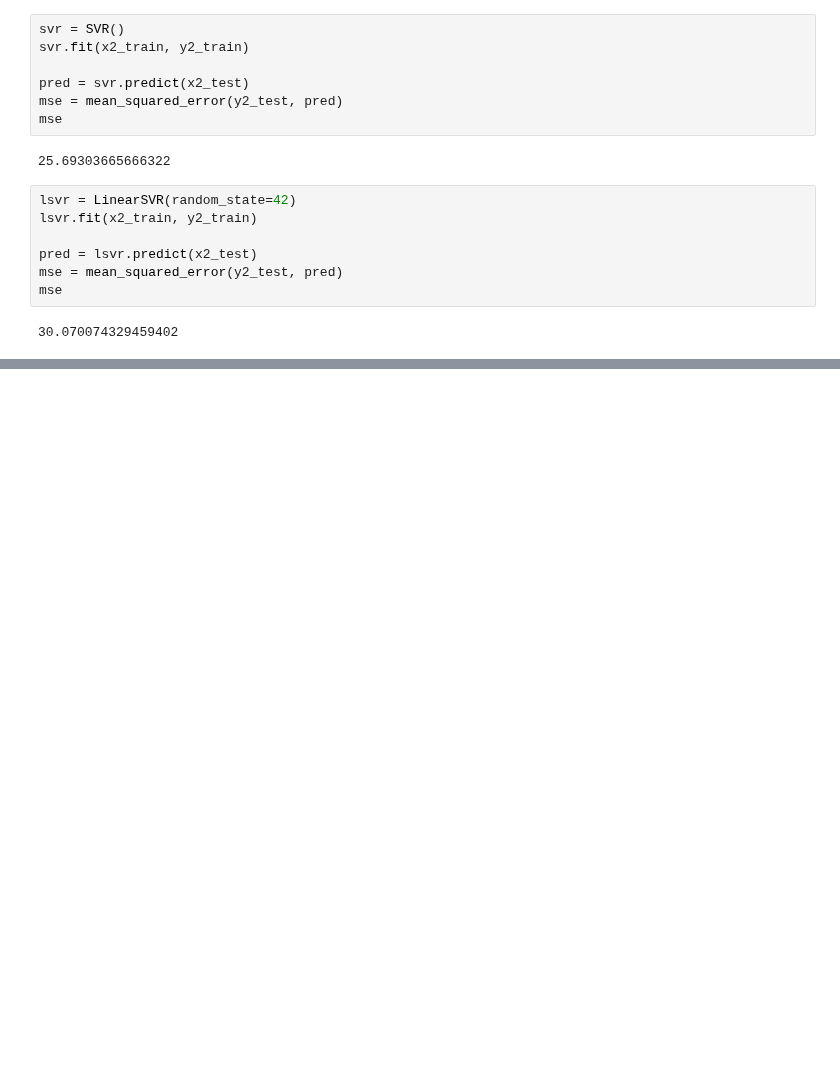
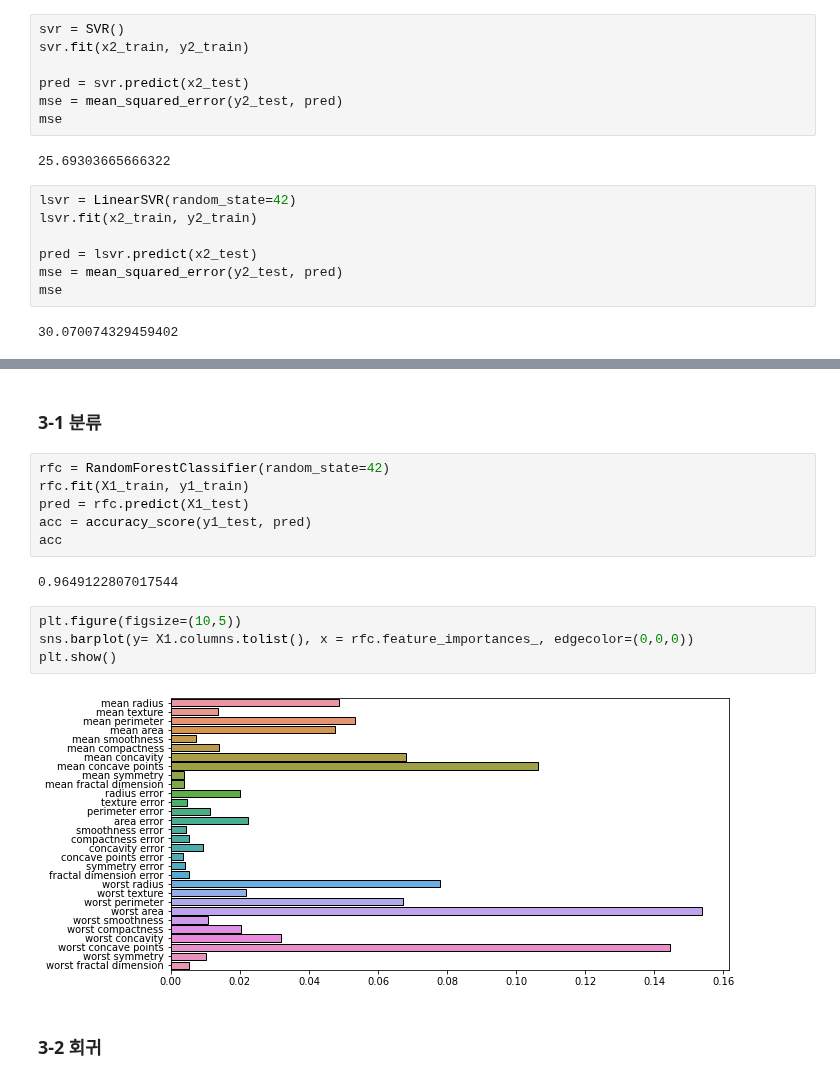
Before and after one commit to suhyehye/ADP-study, a Jupyter notebook: 00.정리/1.알고리즘정리.ipynb, the cells around one changed output, grey strips where cells are left out. Saved outputs shown, nothing was run; the diff lists cells and outputs as text; blank space fills up the shorter version.

```diff
--- a/00.정리/1.알고리즘정리.ipynb
+++ b/00.정리/1.알고리즘정리.ipynb
@@ -165,0 +236,18 @@ mse
+# %% [markdown]
+### 3-1 분류
+# %%
+rfc = RandomForestClassifier(random_state=42)
+rfc.fit(X1_train, y1_train)
+pred = rfc.predict(X1_test)
+acc = accuracy_score(y1_test, pred)
+acc
+# %% [output]
+0.9649122807017544
+# %%
+plt.figure(figsize=(10,5))
+sns.barplot(y= X1.columns.tolist(), x = rfc.feature_importances_, edgecolor=(0,0,0))
+plt.show()
+# %% [output]
+[figure, added]
+# %% [markdown]
+### 3-2 회귀
```
Also changed, not shown: parts of 46 cells of this notebook.
